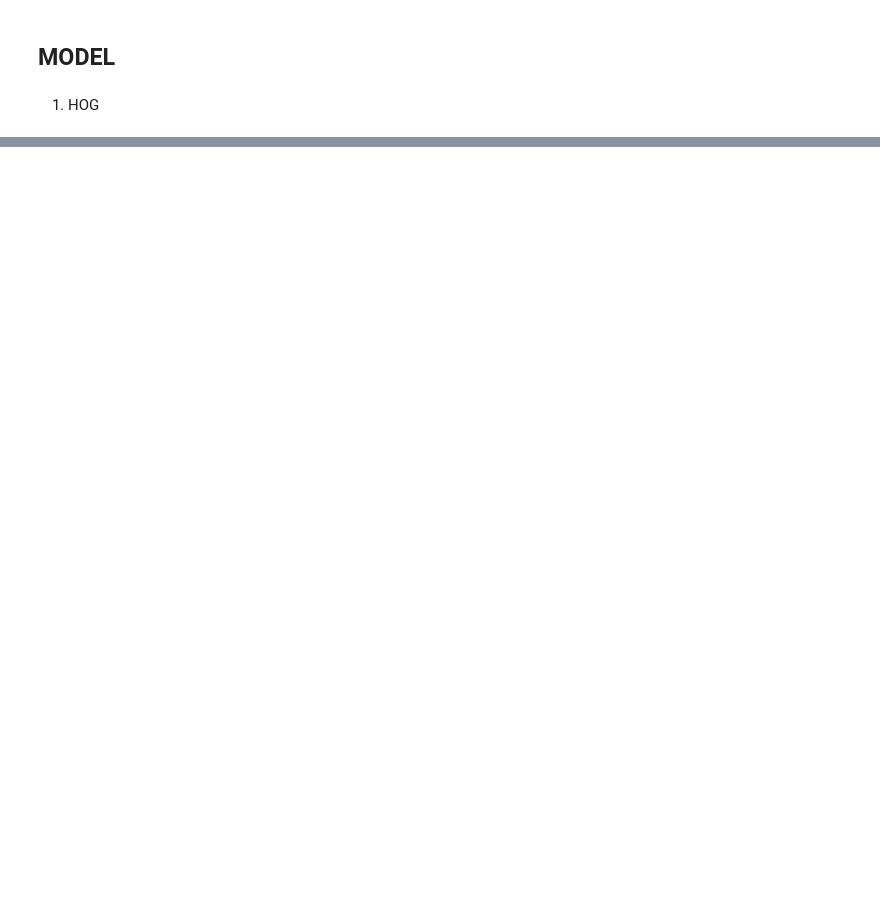
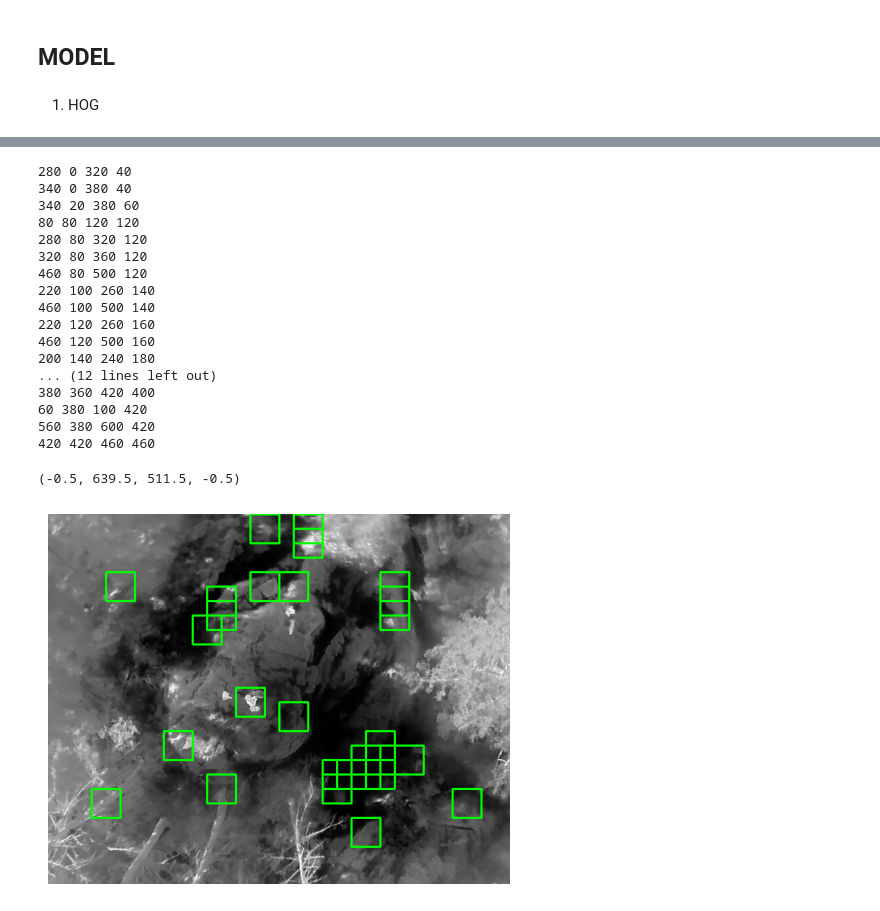
Before and after one commit to PhamQuocNam/CS231_Project, a Jupyter notebook: HumanDetection.ipynb, the cells around one changed output, grey strips where cells are left out. Cells and saved outputs as stored; diff of their text form; code cells hidden in the pictures; blank space fills up the shorter version.

```diff
--- a/HumanDetection.ipynb
+++ b/HumanDetection.ipynb
@@ -346,0 +415,53 @@ hog_result.shape
+# %%
+def SlidingWindow(image, step_size, window_size):
+    for y in range(0, image.shape[0] - window_size[1], step_size[1]):
+        for x in range(0, image.shape[1] - window_size[0], step_size[0]):
+            yield (x, y, image[y:y + window_size[1], x:x + window_size[0]])
+# %%
+def DetectHuman(image, model):
+    image = NormalizeImage(image)
+    img_direction, img_magnitude = Gradient(image)
+    hog_features = HOG(img_direction, img_magnitude)
+    hog_features = hog_features.reshape(1, -1)
+    prediction = model.predict(hog_features)
+    return prediction
+# %%
+def BoundingBox(image, model, step_size=(20, 20), window_size=(40, 40)):
+    bboxes = []
+    for (x,y,image) in SlidingWindow(image, step_size, window_size):
+        if DetectHuman(image, model) == 0:
+            print(x, y, x + window_size[0], y + window_size[1])
+            bboxes.append((x, y, x + window_size[0], y + window_size[1])) #(x_min, y_min, x_max, y_max)
+    return bboxes
+# %%
+def DrawBBox(image, bboxes):
+    for bbox in bboxes:
+        x_min, y_min, x_max, y_max = bbox
+        cv2.rectangle(image, (x_min, y_min), (x_max, y_max), color=(0, 255, 0), thickness=2)
+    return image
+# %%
+test = cv2.imread(imgs[15])
+bboxes = BoundingBox(test, model_detect_human)
+test_with_bboxes = DrawBBox(test, bboxes)
+plt.imshow(test_with_bboxes)
+plt.axis('off')
+# %% [output]
+280 0 320 40
+340 0 380 40
+340 20 380 60
+80 80 120 120
+280 80 320 120
+320 80 360 120
+460 80 500 120
+220 100 260 140
+460 100 500 140
+220 120 260 160
+460 120 500 160
+200 140 240 180
+... (12 lines left out)
+380 360 420 400
+60 380 100 420
+560 380 600 420
+420 420 460 460
+(-0.5, 639.5, 511.5, -0.5)
+[figure, added]
```
Also changed, not shown: parts of 22 cells of this notebook.
